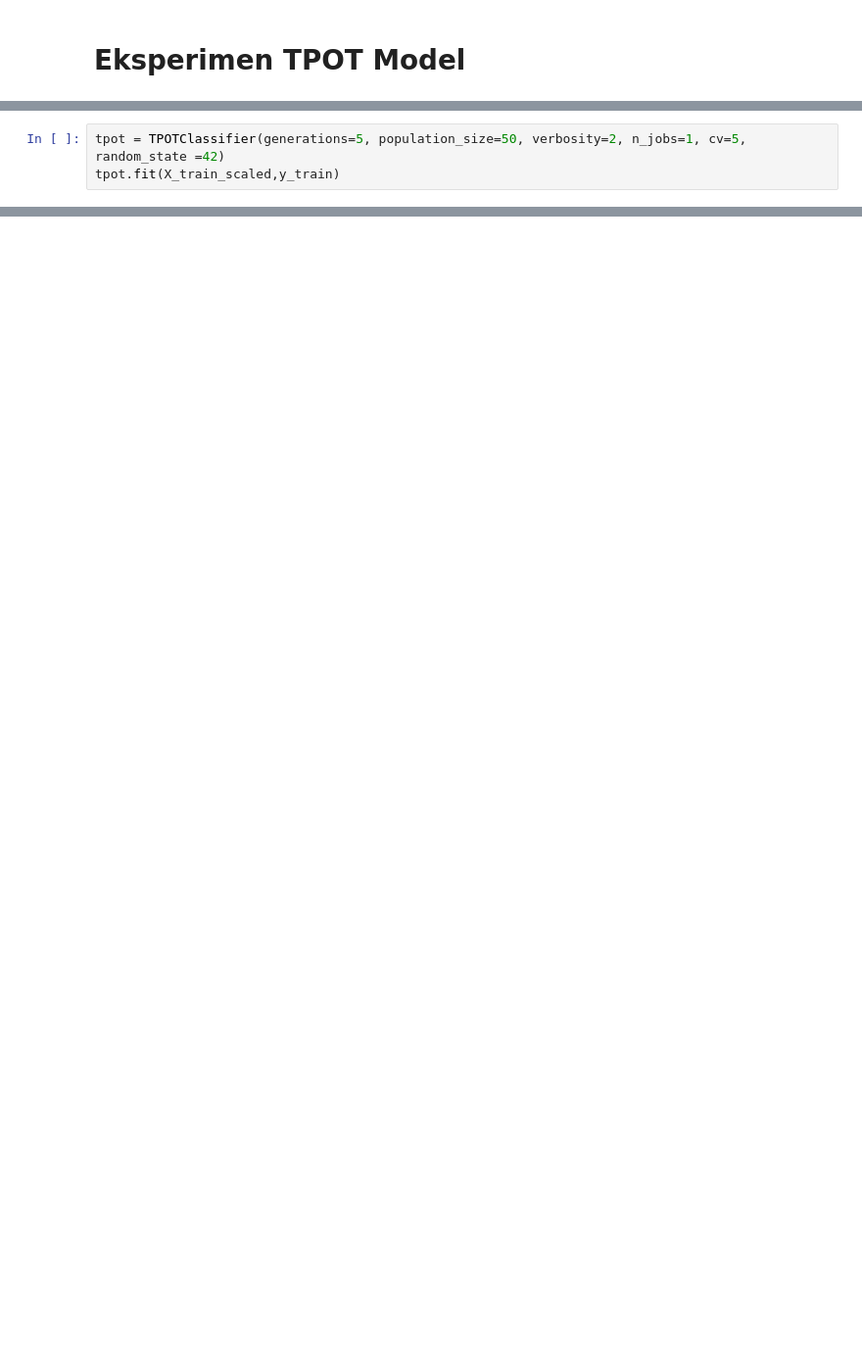
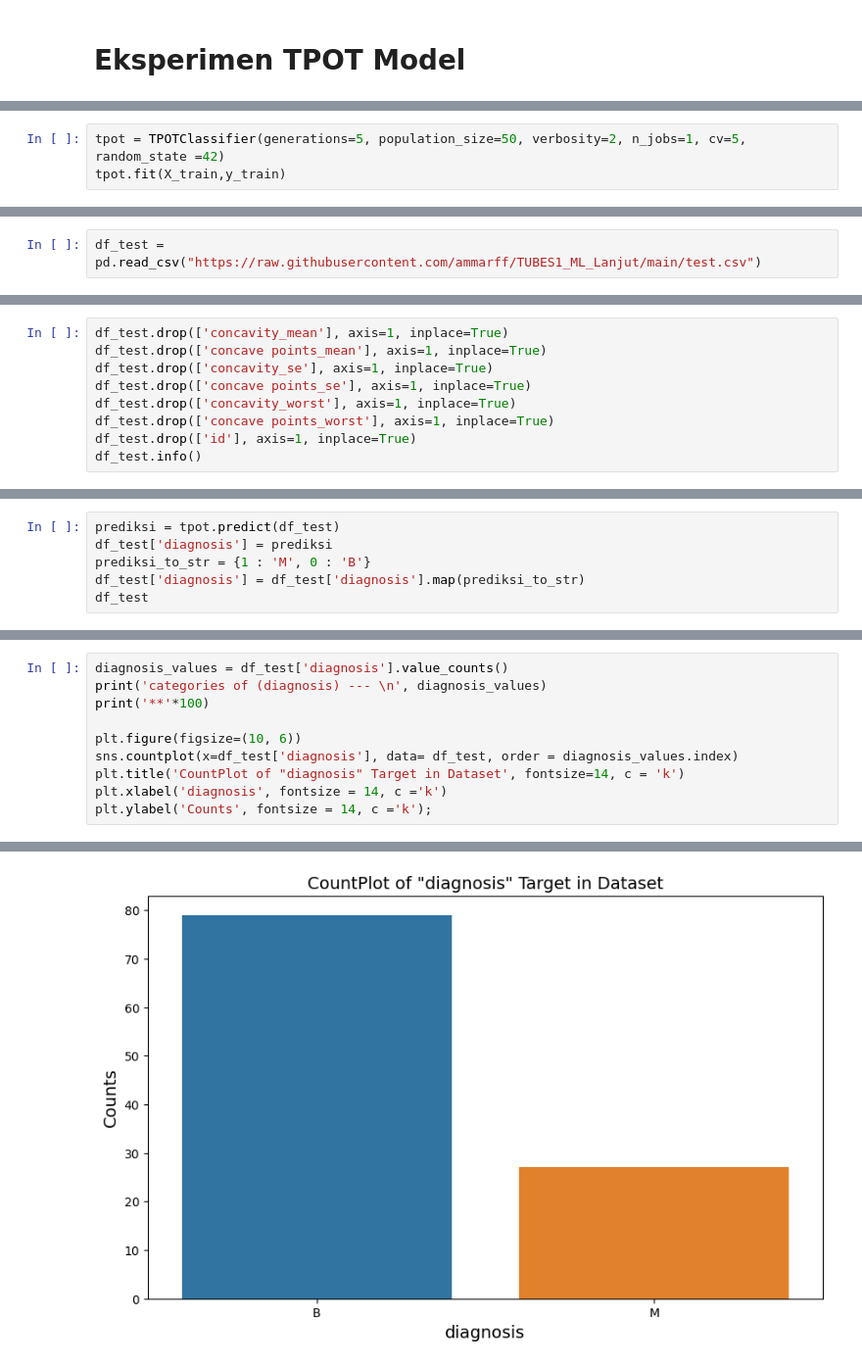
Before and after one commit to ammarff/TUBES1_ML_Lanjut, a Jupyter notebook: TPOT_Breast_Cancer_Wisconsin.ipynb, the cells around one changed output, grey strips where cells are left out. Shown at 98% size. Saved outputs shown, nothing was run; the diff lists cells and outputs as text; blank space fills up the shorter version.

```diff
--- a/TPOT_Breast_Cancer_Wisconsin.ipynb
+++ b/TPOT_Breast_Cancer_Wisconsin.ipynb
@@ -346,4 +349,4 @@ TPOTClassifier(generations=5,
 # %%
 tpot = TPOTClassifier(generations=5, population_size=50, verbosity=2, n_jobs=1, cv=5, random_state =42)
-tpot.fit(X_train_scaled,y_train)
+tpot.fit(X_train,y_train)
 # %% [output]
@@ -392,0 +421,2 @@ Name: diagnosis, dtype: int64
+# %%
+df_test = pd.read_csv("https://raw.githubusercontent.com/ammarff/TUBES1_ML_Lanjut/main/test.csv")
@@ -392,0 +453,9 @@ Name: diagnosis, dtype: int64
+# %%
+df_test.drop(['concavity_mean'], axis=1, inplace=True)
+df_test.drop(['concave points_mean'], axis=1, inplace=True)
+df_test.drop(['concavity_se'], axis=1, inplace=True)
+df_test.drop(['concave points_se'], axis=1, inplace=True)
+df_test.drop(['concavity_worst'], axis=1, inplace=True)
+df_test.drop(['concave points_worst'], axis=1, inplace=True)
+df_test.drop(['id'], axis=1, inplace=True)
+df_test.info()
@@ -392,0 +480,6 @@ Name: diagnosis, dtype: int64
+# %%
+prediksi = tpot.predict(df_test)
+df_test['diagnosis'] = prediksi
+prediksi_to_str = {1 : 'M', 0 : 'B'}
+df_test['diagnosis'] = df_test['diagnosis'].map(prediksi_to_str)
+df_test
@@ -392,0 +502,11 @@ Name: diagnosis, dtype: int64
+# %%
+diagnosis_values = df_test['diagnosis'].value_counts()
+print('categories of (diagnosis) --- \n', diagnosis_values)
+print('**'*100)
+
+plt.figure(figsize=(10, 6))
+sns.countplot(x=df_test['diagnosis'], data= df_test, order = diagnosis_values.index)
+plt.title('CountPlot of "diagnosis" Target in Dataset', fontsize=14, c = 'k')
+plt.xlabel('diagnosis', fontsize = 14, c ='k')
+plt.ylabel('Counts', fontsize = 14, c ='k');
+# %% [output]
@@ -392,0 +518 @@ Name: diagnosis, dtype: int64
+[figure, added]
```
Also changed, not shown: parts of 27 cells of this notebook.
